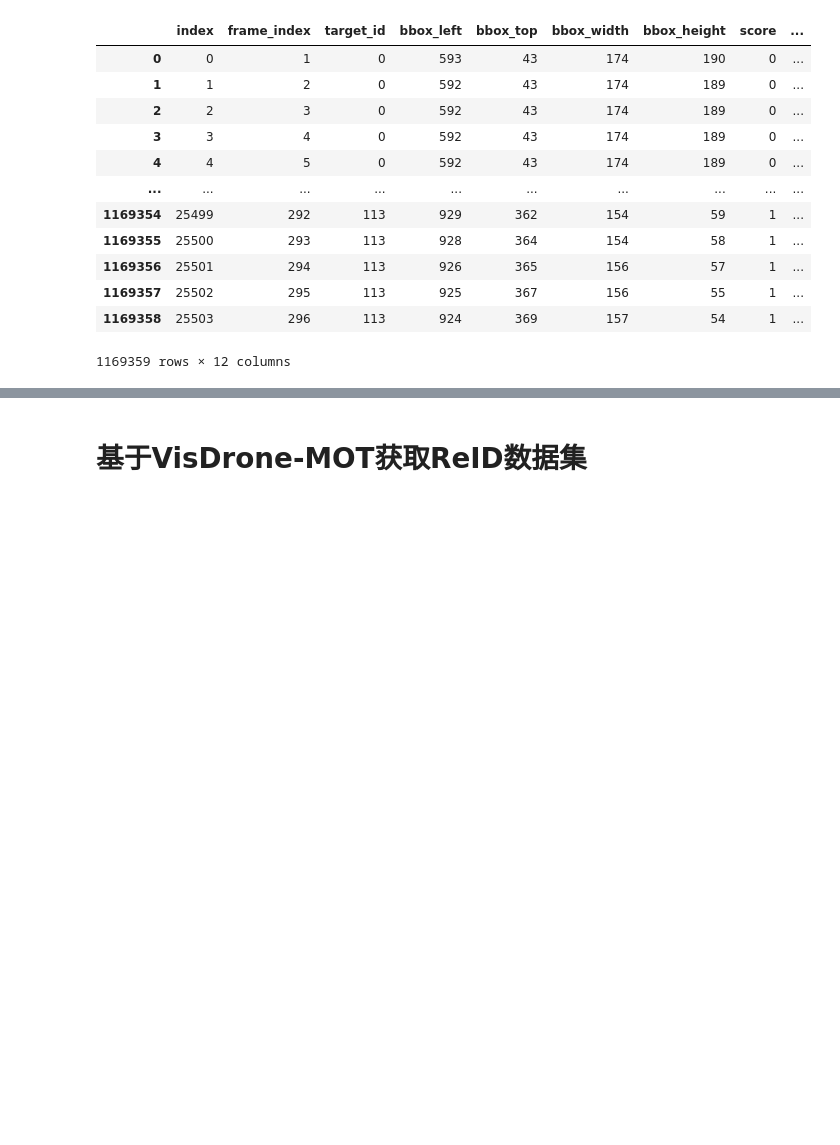
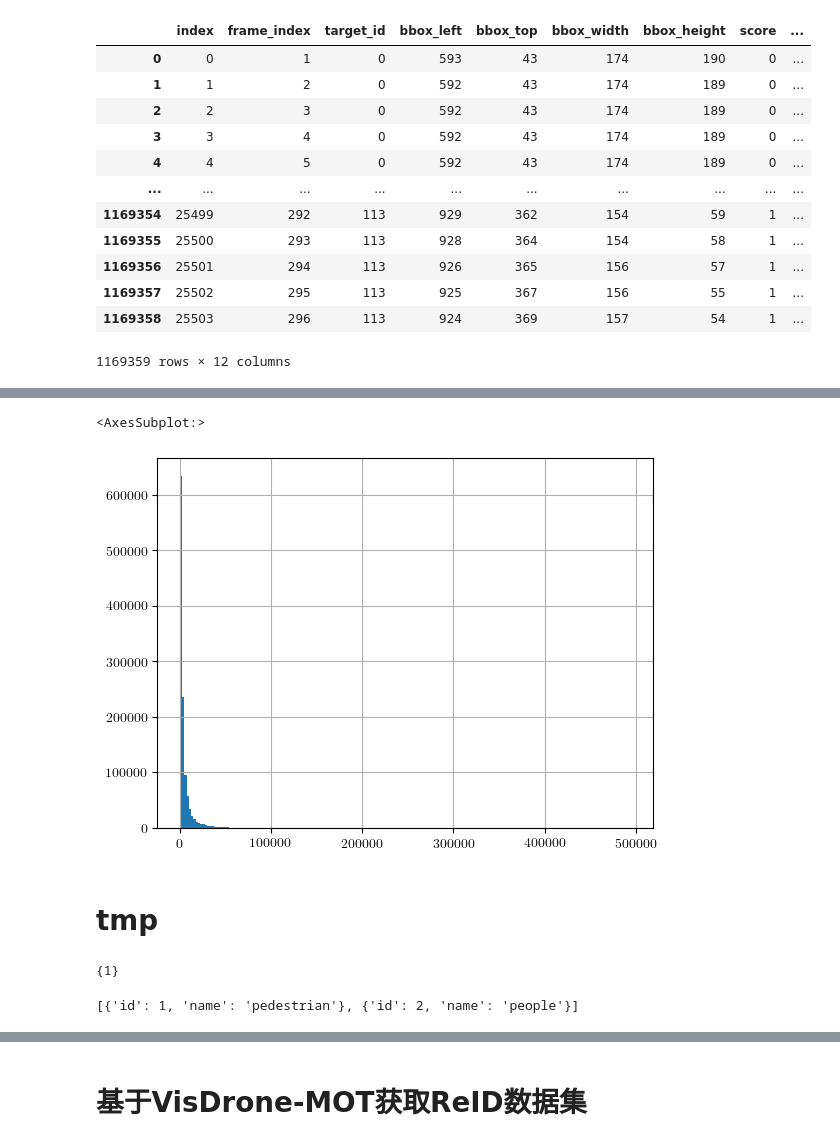
Before and after one commit to liuxr98/mmtracking, a Jupyter notebook: data-analysis.ipynb, the cells around one changed output, grey strips where cells are left out. Cells and saved outputs as stored; diff of their text form; code cells hidden in the pictures; blank space fills up the shorter version.

```diff
--- a/data-analysis.ipynb
+++ b/data-analysis.ipynb
@@ -72,0 +71,2 @@ df[df.score==0]
+# %%
+df_area = df.apply(lambda x: x['bbox_width'] * x['bbox_height'], axis=1)
@@ -72,0 +85,7 @@ df[df.score==0]
+# %%
+df_area.hist(bins=200)
+# %% [output]
+<AxesSubplot:>
+[figure, added]
+# %% [markdown]
+# tmp
@@ -72,0 +96,8 @@ df[df.score==0]
+# %%
+set([item['category_id'] for item in ann['annotations']])
+# %% [output]
+{1}
+# %%
+ann['categories']
+# %% [output]
+[{'id': 1, 'name': 'pedestrian'}, {'id': 2, 'name': 'people'}]
```
Also changed, not shown: parts of 40 cells of this notebook, 15 other files.
